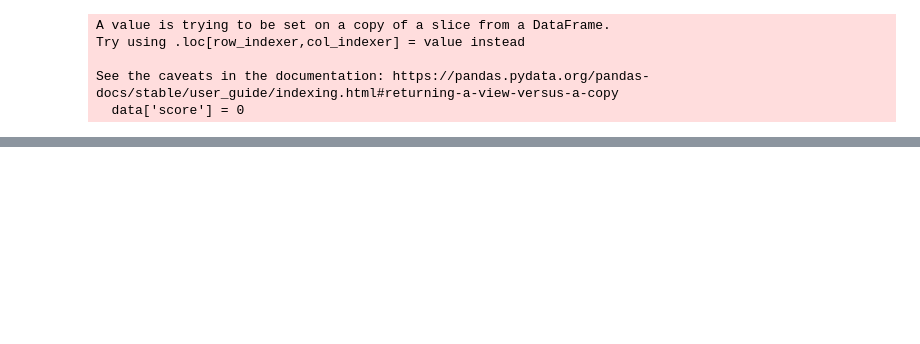
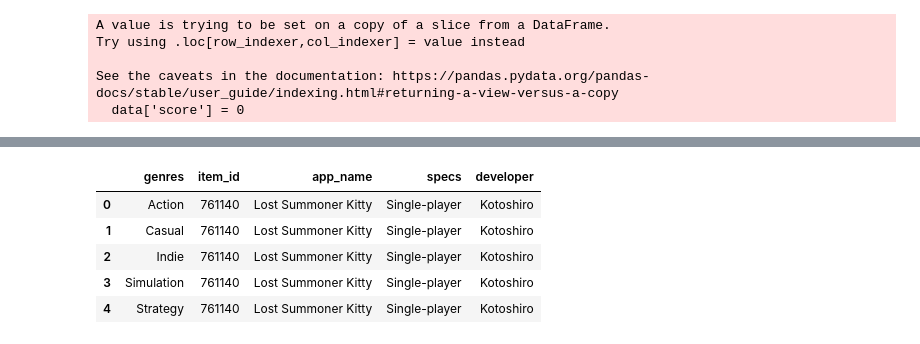
Before and after one commit to nicovid-ibarra/Proyecto-Individual-PI_ML_OPS, a Jupyter notebook: EDA.ipynb, the cells around one changed output, grey strips where cells are left out. Drawn from its saved outputs; the diff is of its cells as text; code cells hidden in the pictures; blank space fills up the shorter version.

```diff
--- a/EDA.ipynb
+++ b/EDA.ipynb
@@ -734,3 +707,12 @@ datb.to_parquet(ruta_completa, index=False)
+# %%
+datb.head()
+# %% [output]
+|  | genres | item_id | app_name | specs | developer |
+| 0 | Action | 761140 | Lost Summoner Kitty | Single-player | Kotoshiro |
+| 1 | Casual | 761140 | Lost Summoner Kitty | Single-player | Kotoshiro |
+| 2 | Indie | 761140 | Lost Summoner Kitty | Single-player | Kotoshiro |
+| 3 | Simulation | 761140 | Lost Summoner Kitty | Single-player | Kotoshiro |
+| 4 | Strategy | 761140 | Lost Summoner Kitty | Single-player | Kotoshiro |
 # %%
 def extract_genres_by_item_id(item_id):
     #Primero se realiza una serie de filtros para achicar el df
```
Also changed, not shown: parts of 14 cells of this notebook, 2 other files.
